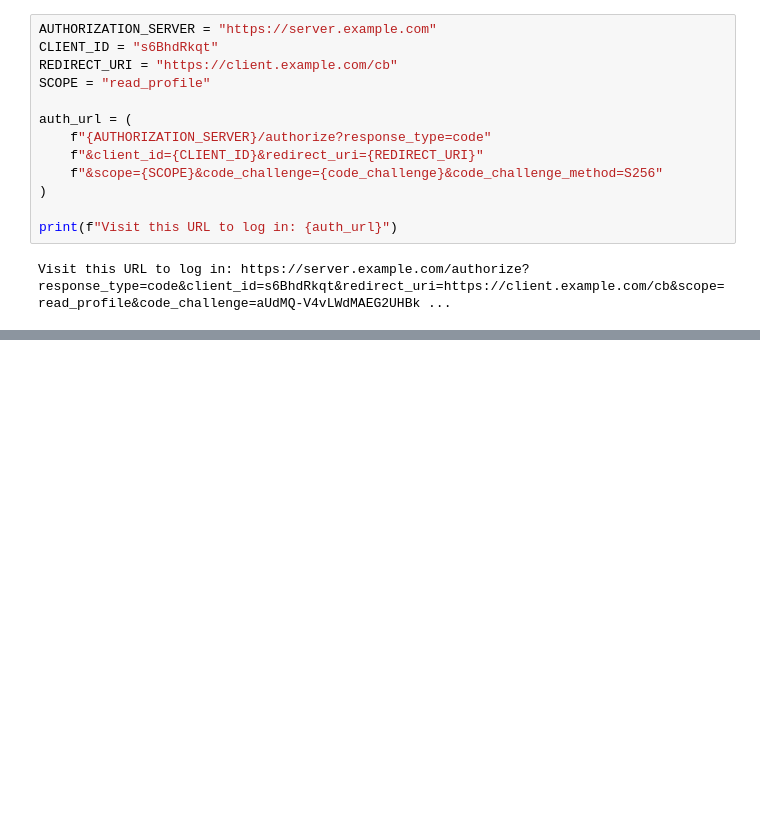
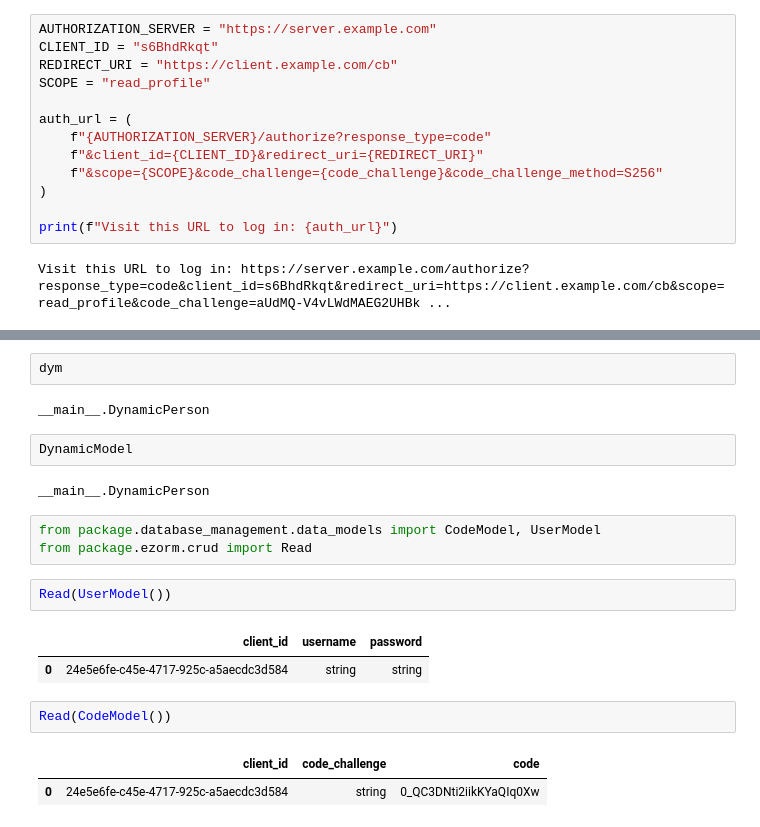
Before and after one commit to datanooblol/fun-with-dpop, a Jupyter notebook: refactoring.ipynb, the cells around one changed output, grey strips where cells are left out. Saved outputs shown, nothing was run; the diff lists cells and outputs as text; blank space fills up the shorter version.

```diff
--- a/refactoring.ipynb
+++ b/refactoring.ipynb
@@ -449,0 +566,21 @@ Visit this URL to log in: https://server.example.com/authorize?response_type=cod
+# %%
+dym
+# %% [output]
+__main__.DynamicPerson
+# %%
+DynamicModel
+# %% [output]
+__main__.DynamicPerson
+# %%
+from package.database_management.data_models import CodeModel, UserModel
+from package.ezorm.crud import Read
+# %%
+Read(UserModel())
+# %% [output]
+|  | client_id | username | password |
+| 0 | 24e5e6fe-c45e-4717-925c-a5aecdc3d584 | string | string |
+# %%
+Read(CodeModel())
+# %% [output]
+|  | client_id | code_challenge | code |
+| 0 | 24e5e6fe-c45e-4717-925c-a5aecdc3d584 | string | 0_QC3DNti2iikKYaQIq0Xw |
```
Also changed, not shown: parts of 11 cells of this notebook, 14 other files.
